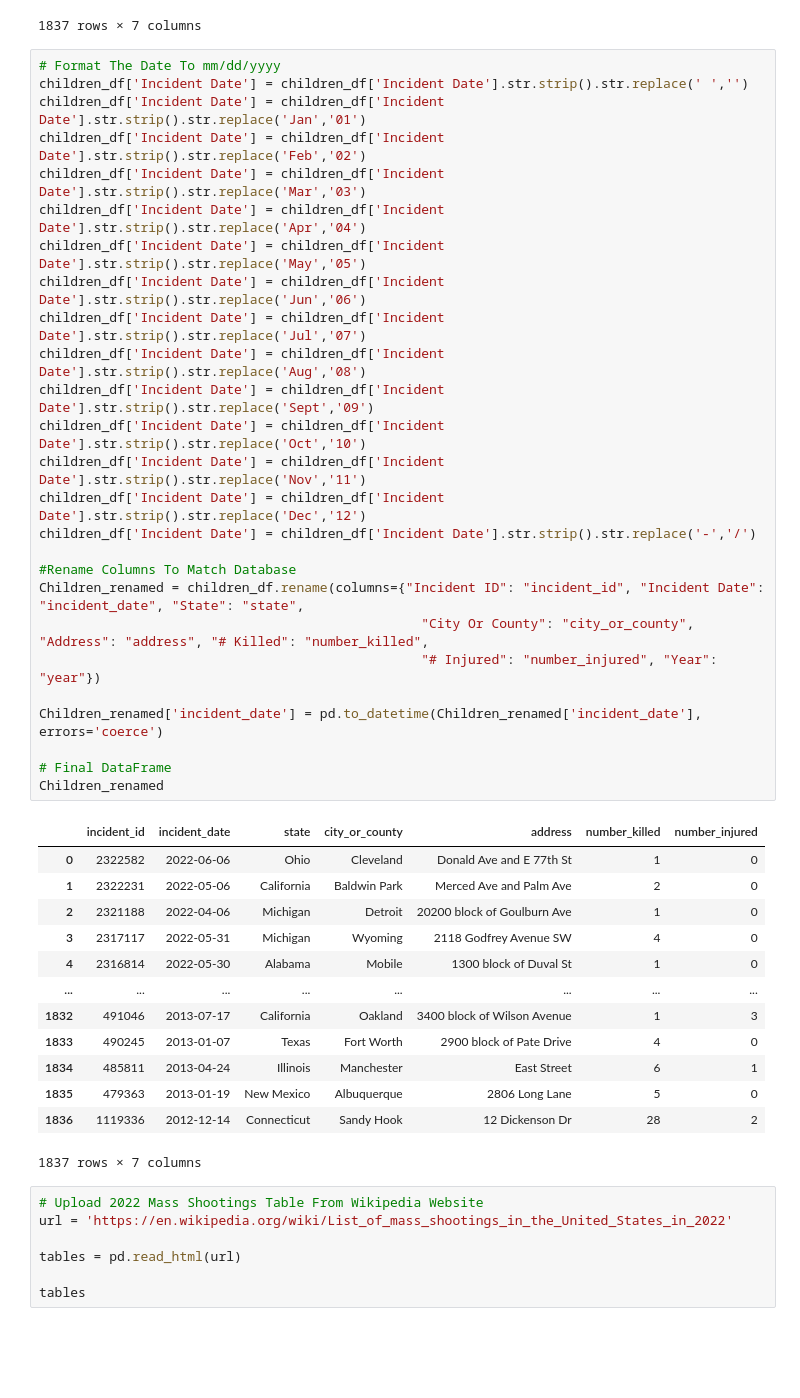
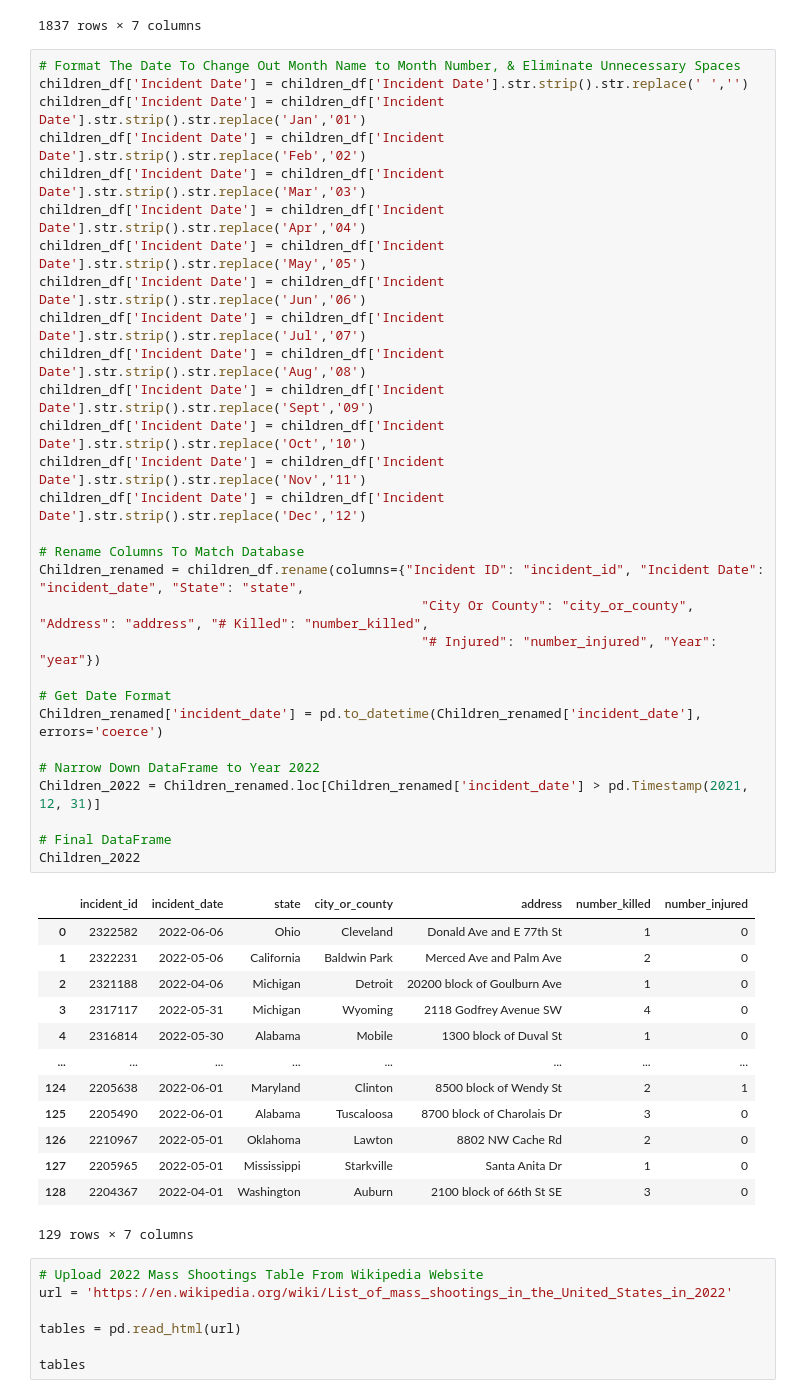
Before and after one commit to dmcneill0711/Mass-Shootings-and-Children, a Jupyter notebook: Mass Shootings Project.ipynb, the cells around one changed output. Saved outputs shown, nothing was run; the diff lists cells and outputs as text; blank space fills up the shorter version.

```diff
--- a/Mass Shootings Project.ipynb
+++ b/Mass Shootings Project.ipynb
@@ -24,45 +24,48 @@ children_df
 | 1836 | 1119336 | 14-Dec-12 | Connecticut | Sandy Hook | 12 Dickenson Dr | 28 | 2 |
 1837 rows × 7 columns
 # %%
-# Format The Date To mm/dd/yyyy
+# Format The Date To Change Out Month Name to Month Number, & Eliminate Unnecessary Spaces
 children_df['Incident Date'] = children_df['Incident Date'].str.strip().str.replace(' ','')
 children_df['Incident Date'] = children_df['Incident Date'].str.strip().str.replace('Jan','01')
 children_df['Incident Date'] = children_df['Incident Date'].str.strip().str.replace('Feb','02')
 children_df['Incident Date'] = children_df['Incident Date'].str.strip().str.replace('Mar','03')
 children_df['Incident Date'] = children_df['Incident Date'].str.strip().str.replace('Apr','04')
 children_df['Incident Date'] = children_df['Incident Date'].str.strip().str.replace('May','05')
 children_df['Incident Date'] = children_df['Incident Date'].str.strip().str.replace('Jun','06')
 children_df['Incident Date'] = children_df['Incident Date'].str.strip().str.replace('Jul','07')
 children_df['Incident Date'] = children_df['Incident Date'].str.strip().str.replace('Aug','08')
 children_df['Incident Date'] = children_df['Incident Date'].str.strip().str.replace('Sept','09')
 children_df['Incident Date'] = children_df['Incident Date'].str.strip().str.replace('Oct','10')
 children_df['Incident Date'] = children_df['Incident Date'].str.strip().str.replace('Nov','11')
 children_df['Incident Date'] = children_df['Incident Date'].str.strip().str.replace('Dec','12')
-children_df['Incident Date'] = children_df['Incident Date'].str.strip().str.replace('-','/')
 
-#Rename Columns To Match Database
+# Rename Columns To Match Database
 Children_renamed = children_df.rename(columns={"Incident ID": "incident_id", "Incident Date": "incident_date", "State": "state",
                                                  "City Or County": "city_or_county", "Address": "address", "# Killed": "number_killed",
                                                  "# Injured": "number_injured", "Year": "year"})
 
+# Get Date Format
 Children_renamed['incident_date'] = pd.to_datetime(Children_renamed['incident_date'], errors='coerce')
 
+# Narrow Down DataFrame to Year 2022
+Children_2022 = Children_renamed.loc[Children_renamed['incident_date'] > pd.Timestamp(2021, 12, 31)]
+
 # Final DataFrame
-Children_renamed
+Children_2022
 # %% [output]
 |  | incident_id | incident_date | state | city_or_county | address | number_killed | number_injured |
 | 0 | 2322582 | 2022-06-06 | Ohio | Cleveland | Donald Ave and E 77th St | 1 | 0 |
 | 1 | 2322231 | 2022-05-06 | California | Baldwin Park | Merced Ave and Palm Ave | 2 | 0 |
 | 2 | 2321188 | 2022-04-06 | Michigan | Detroit | 20200 block of Goulburn Ave | 1 | 0 |
 | 3 | 2317117 | 2022-05-31 | Michigan | Wyoming | 2118 Godfrey Avenue SW | 4 | 0 |
 | 4 | 2316814 | 2022-05-30 | Alabama | Mobile | 1300 block of Duval St | 1 | 0 |
 | ... | ... | ... | ... | ... | ... | ... | ... |
-| 1832 | 491046 | 2013-07-17 | California | Oakland | 3400 block of Wilson Avenue | 1 | 3 |
-| 1833 | 490245 | 2013-01-07 | Texas | Fort Worth | 2900 block of Pate Drive | 4 | 0 |
-| 1834 | 485811 | 2013-04-24 | Illinois | Manchester | East Street | 6 | 1 |
-| 1835 | 479363 | 2013-01-19 | New Mexico | Albuquerque | 2806 Long Lane | 5 | 0 |
-| 1836 | 1119336 | 2012-12-14 | Connecticut | Sandy Hook | 12 Dickenson Dr | 28 | 2 |
+| 124 | 2205638 | 2022-06-01 | Maryland | Clinton | 8500 block of Wendy St | 2 | 1 |
+| 125 | 2205490 | 2022-06-01 | Alabama | Tuscaloosa | 8700 block of Charolais Dr | 3 | 0 |
+| 126 | 2210967 | 2022-05-01 | Oklahoma | Lawton | 8802 NW Cache Rd | 2 | 0 |
+| 127 | 2205965 | 2022-05-01 | Mississippi | Starkville | Santa Anita Dr | 1 | 0 |
+| 128 | 2204367 | 2022-04-01 | Washington | Auburn | 2100 block of 66th St SE | 3 | 0 |
-1837 rows × 7 columns
+129 rows × 7 columns
 # %%
 # Upload 2022 Mass Shootings Table From Wikipedia Website
 url = 'https://en.wikipedia.org/wiki/List_of_mass_shootings_in_the_United_States_in_2022'
```
Also changed, not shown: parts of 1 cell of this notebook, 1 other file.
